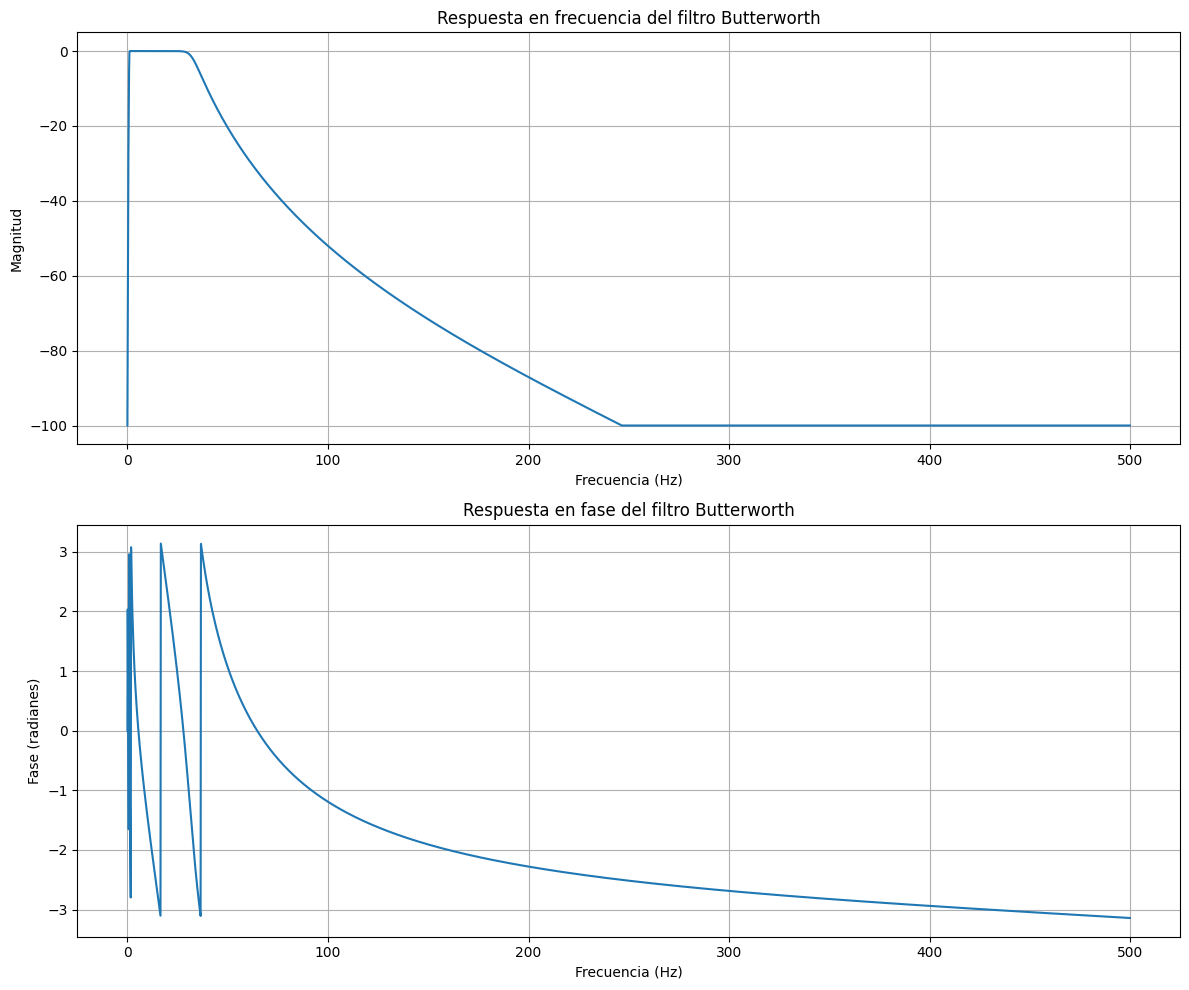
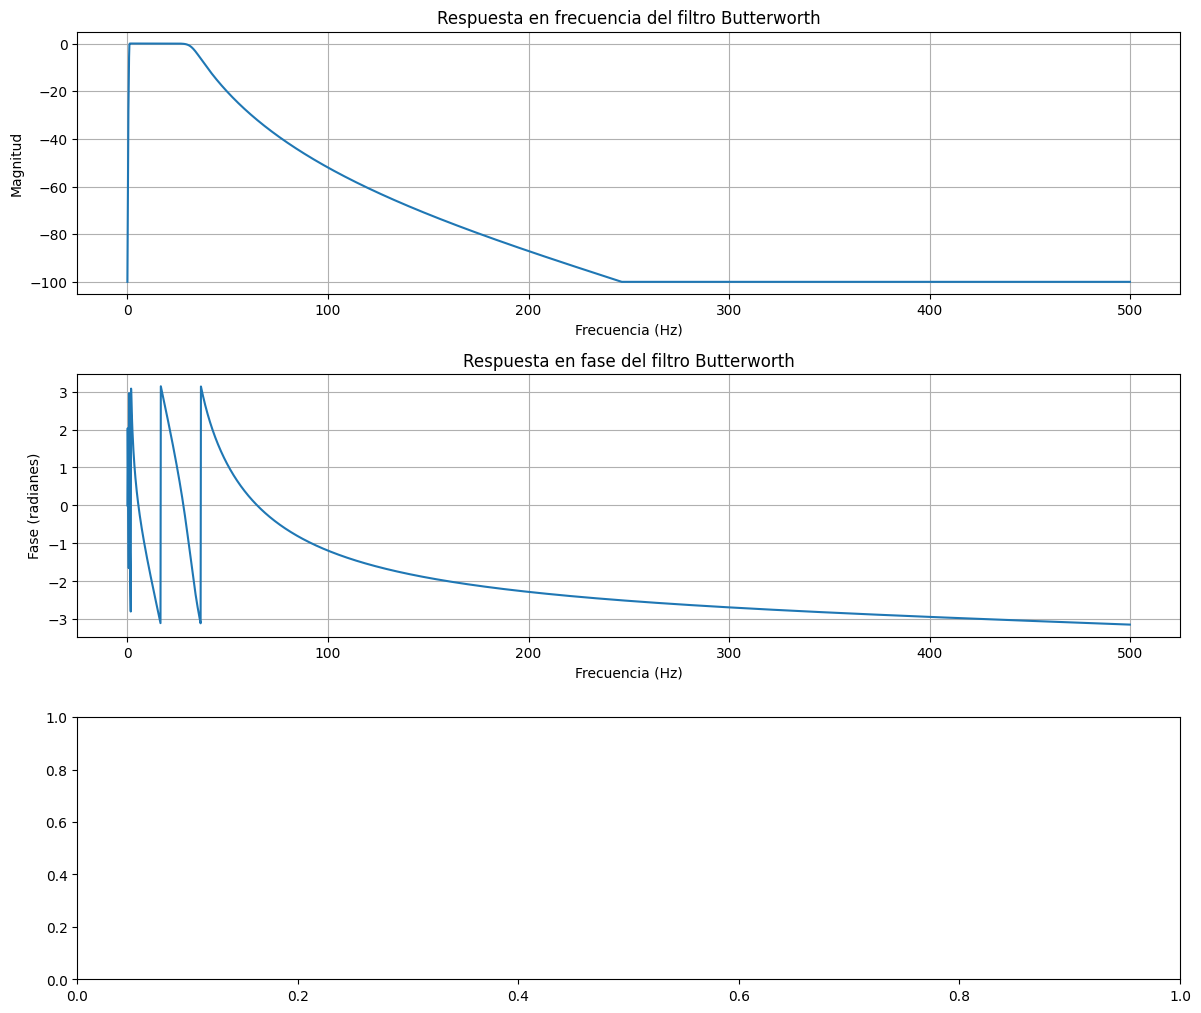
Unified diff of the notebook cell whose output changed from the first chart to the second:
--- before
+++ after
@@ -2,5 +2,5 @@
 
 plt.figure(figsize=(12, 10))
-plt.subplot(2, 1, 1)
+plt.subplot(3, 1, 1)
 plt.plot(freqz[0], 10 * np.log10(np.maximum(np.abs(freqz[1]), 1e-10)))
 plt.title('Respuesta en frecuencia del filtro Butterworth')
@@ -9,5 +9,5 @@
 plt.grid(True)
 
-plt.subplot(2, 1, 2)
+plt.subplot(3, 1, 2)
 plt.plot(freqz[0], np.angle(freqz[1]))
 plt.title('Respuesta en fase del filtro Butterworth')
@@ -16,2 +16,13 @@
 plt.grid(True)
 plt.tight_layout()
+
+retardo = -np.diff(np.angle(freqz[1]))/np.diff(freqz[0])
+np.append(retardo,retardo[-1])
+
+plt.subplot(3, 1, 3)
+plt.plot(freqz[0], retardo)
+plt.title('Retardo de fase del filtro Butterworth')
+plt.xlabel('Frecuencia (Hz)')
+plt.ylabel('Fase (radianes)')
+plt.grid(True)
+plt.tight_layout()

Commit: Trabajo en Clase 10/6